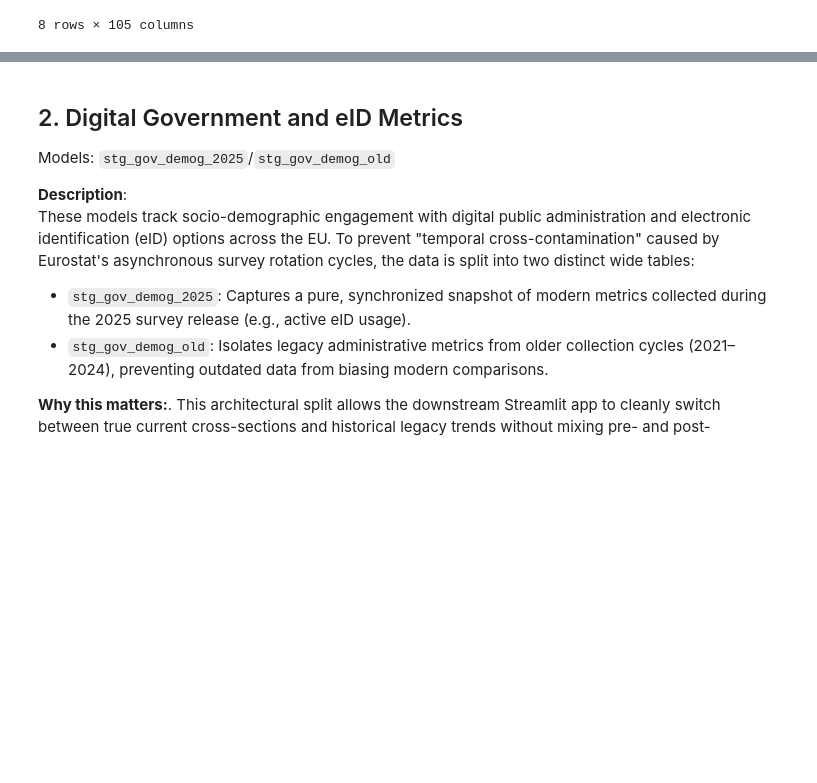
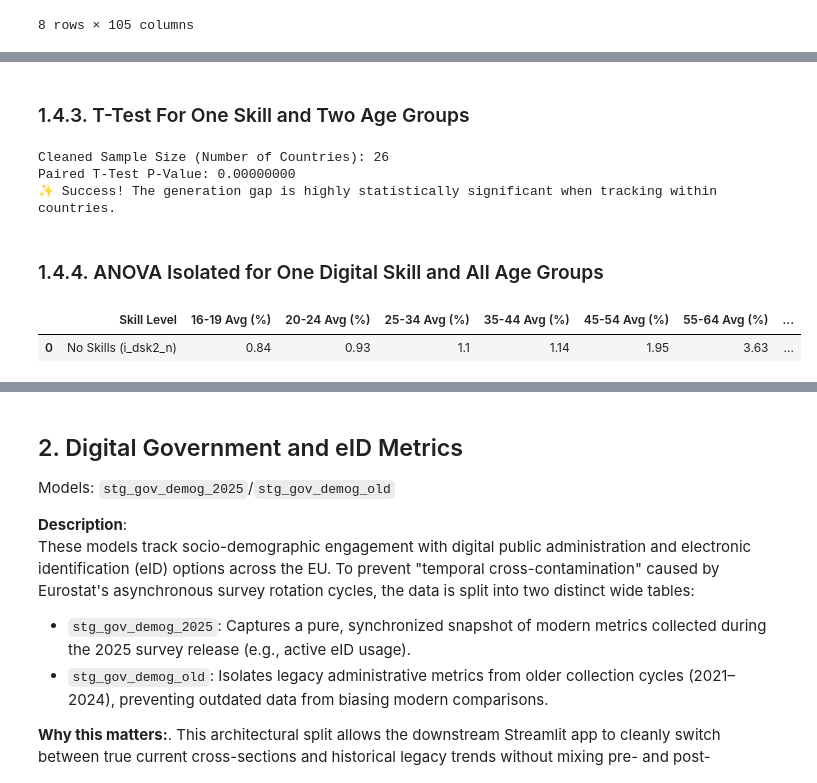
Before and after one commit to skibodaria/digital_literacy_eu, a Jupyter notebook: 03_eda/02_dem_inequal_three_models.ipynb, the cells around one changed output, grey strips where cells are left out. Drawn from its saved outputs; the diff is of its cells as text; code cells hidden in the pictures; blank space fills up the shorter version.

```diff
--- a/03_eda/02_dem_inequal_three_models.ipynb
+++ b/03_eda/02_dem_inequal_three_models.ipynb
@@ -494,0 +618,78 @@ Paired T-Test P-Value: 0.00000000
+# %% [markdown]
+### 1.4.3. T-Test For One Skill and Two Age Groups
+# %%
+young = df['i_dsk2_ab_y16_19']
+old = df['i_dsk2_ab_y65_74']
+
+cleaned_df = df[[ 'i_dsk2_ab_y16_19', 'i_dsk2_ab_y65_74' ]].dropna()
+
+t_stat, p_value = stats.ttest_rel(cleaned_df['i_dsk2_ab_y16_19'], cleaned_df['i_dsk2_ab_y65_74'])
+
+print(f"Cleaned Sample Size (Number of Countries): {len(cleaned_df)}")
+print(f"Paired T-Test P-Value: {p_value:.8f}")
+
+if p_value < 0.05:
+    print("✨ Success! The generation gap is highly statistically significant when tracking within countries.")
+else:
+    print("Still no significance.")
+# %% [output]
+Cleaned Sample Size (Number of Countries): 26
+Paired T-Test P-Value: 0.00000000
+✨ Success! The generation gap is highly statistically significant when tracking within countries.
+# %% [markdown]
+### 1.4.4. ANOVA Isolated for One Digital Skill and All Age Groups
+# %%
+# only No-Digital-Skills columns:
+age_cols_n = [
+    'i_dsk2_x_y16_19',
+    'i_dsk2_x_y20_24',
+    'i_dsk2_x_y25_34',
+    'i_dsk2_x_y35_44',
+    'i_dsk2_x_y45_54',
+    'i_dsk2_x_y55_64',
+    'i_dsk2_x_y65_74'
+]
+
+# missing values:
+cleaned_df_age = df[age_cols_n].dropna()
+
+# averages:
+mean_16_19 = cleaned_df_age['i_dsk2_x_y16_19'].mean()
+mean_20_24 = cleaned_df_age['i_dsk2_x_y20_24'].mean()
+mean_25_34 = cleaned_df_age['i_dsk2_x_y25_34'].mean()
+mean_35_44 = cleaned_df_age['i_dsk2_x_y35_44'].mean()
+mean_45_54 = cleaned_df_age['i_dsk2_x_y45_54'].mean()
+mean_55_64 = cleaned_df_age['i_dsk2_x_y55_64'].mean()
+mean_64_74 = cleaned_df_age['i_dsk2_x_y65_74'].mean()
+
+# Friedman:
+stat, p_value = stats.friedmanchisquare(
+    cleaned_df_age['i_dsk2_x_y16_19'],
+    cleaned_df_age['i_dsk2_x_y20_24'],
+    cleaned_df_age['i_dsk2_x_y25_34'],
+    cleaned_df_age['i_dsk2_x_y35_44'],
+    cleaned_df_age['i_dsk2_x_y45_54'],
+    cleaned_df_age['i_dsk2_x_y55_64'],
+    cleaned_df_age['i_dsk2_x_y65_74']
+)
+
+# results:
+single_age_result = {
+    'Skill Level': 'No Skills (i_dsk2_n)',
+    '16-19 Avg (%)': round(mean_16_19, 2),
+    '20-24 Avg (%)': round(mean_20_24, 2),
+    '25-34 Avg (%)': round(mean_25_34, 2),
+    '35-44 Avg (%)': round(mean_35_44, 2),
+    '45-54 Avg (%)': round(mean_45_54, 2),
+    '55-64 Avg (%)': round(mean_55_64, 2),
+    '65-74 Avg (%)': round(mean_64_74, 2),
+    'Max Gap (Old - Young)': round(mean_64_74 - mean_16_19, 2), # Positive means older have more "No Skills"
+    'P-Value': round(p_value, 8),
+    'Statistically Significant?': 'Yes ✨' if p_value < 0.05 else 'No'
+}
+
+df_single_age_test = pd.DataFrame([single_age_result])
+df_single_age_test
+# %% [output]
+|  | Skill Level | 16-19 Avg (%) | 20-24 Avg (%) | 25-34 Avg (%) | 35-44 Avg (%) | 45-54 Avg (%) | 55-64 Avg (%) | ... |
+| 0 | No Skills (i_dsk2_n) | 0.84 | 0.93 | 1.1 | 1.14 | 1.95 | 3.63 | ... |
```
Also changed, not shown: parts of 52 cells of this notebook.
